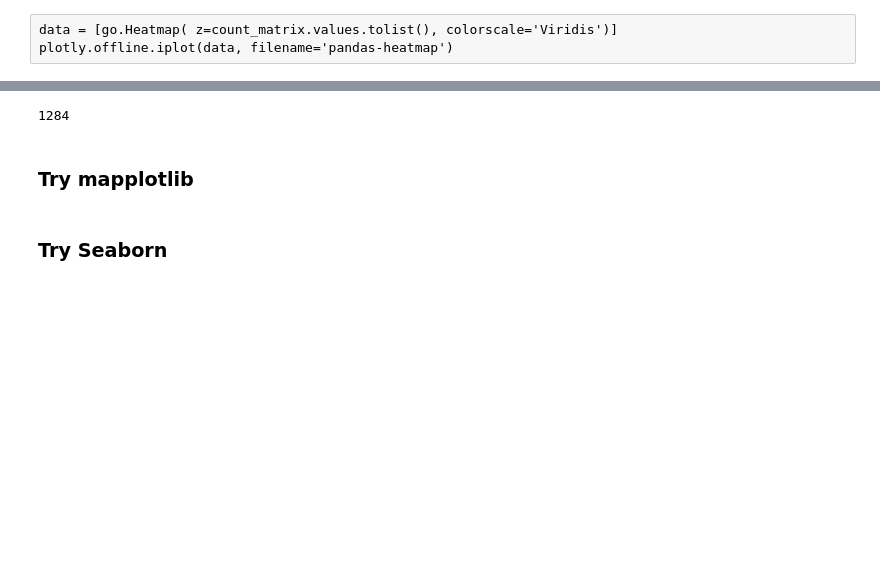
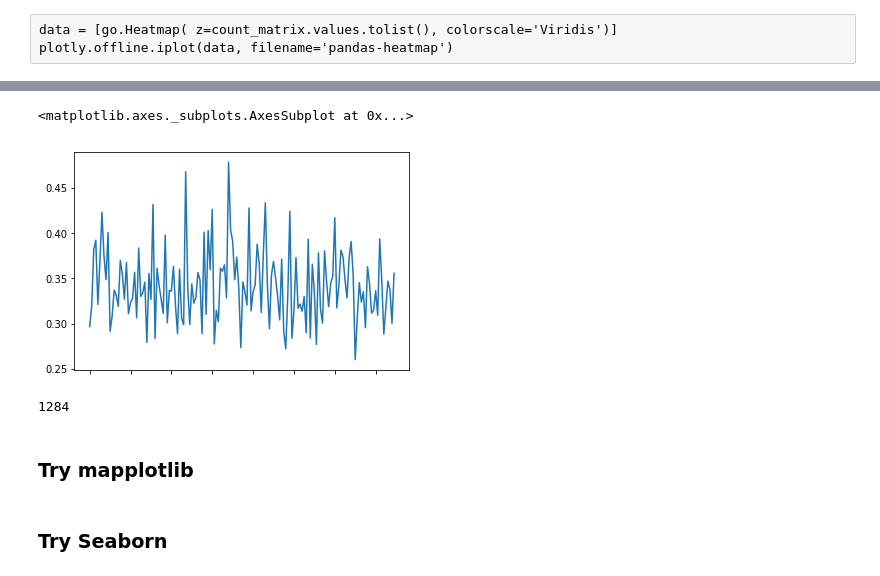
Before and after one commit to raymond180/FINRA_TRACE, a Jupyter notebook: TopicModeling/topic_modeling_gensimLDA_analysis.ipynb, the cells around one changed output, grey strips where cells are left out. Drawn from its saved outputs; the diff is of its cells as text; code cells hidden in the pictures; blank space fills up the shorter version.

```diff
--- a/TopicModeling/topic_modeling_gensimLDA_analysis.ipynb
+++ b/TopicModeling/topic_modeling_gensimLDA_analysis.ipynb
@@ -86,3 +112,8 @@ topic_matrix.describe()
+# %%
+summary['mean'].plot()
+# %% [output]
+<matplotlib.axes._subplots.AxesSubplot at 0x...>
+[figure, added]
 # %%
 def get_dealer_by_ID(matrix,dealer_id,matrix_name):
     result = matrix.loc[matrix['dealer'] == dealer_id].copy().drop(labels='dealer',axis=1)
```
Also changed, not shown: parts of 8 cells of this notebook, 1 other file.
